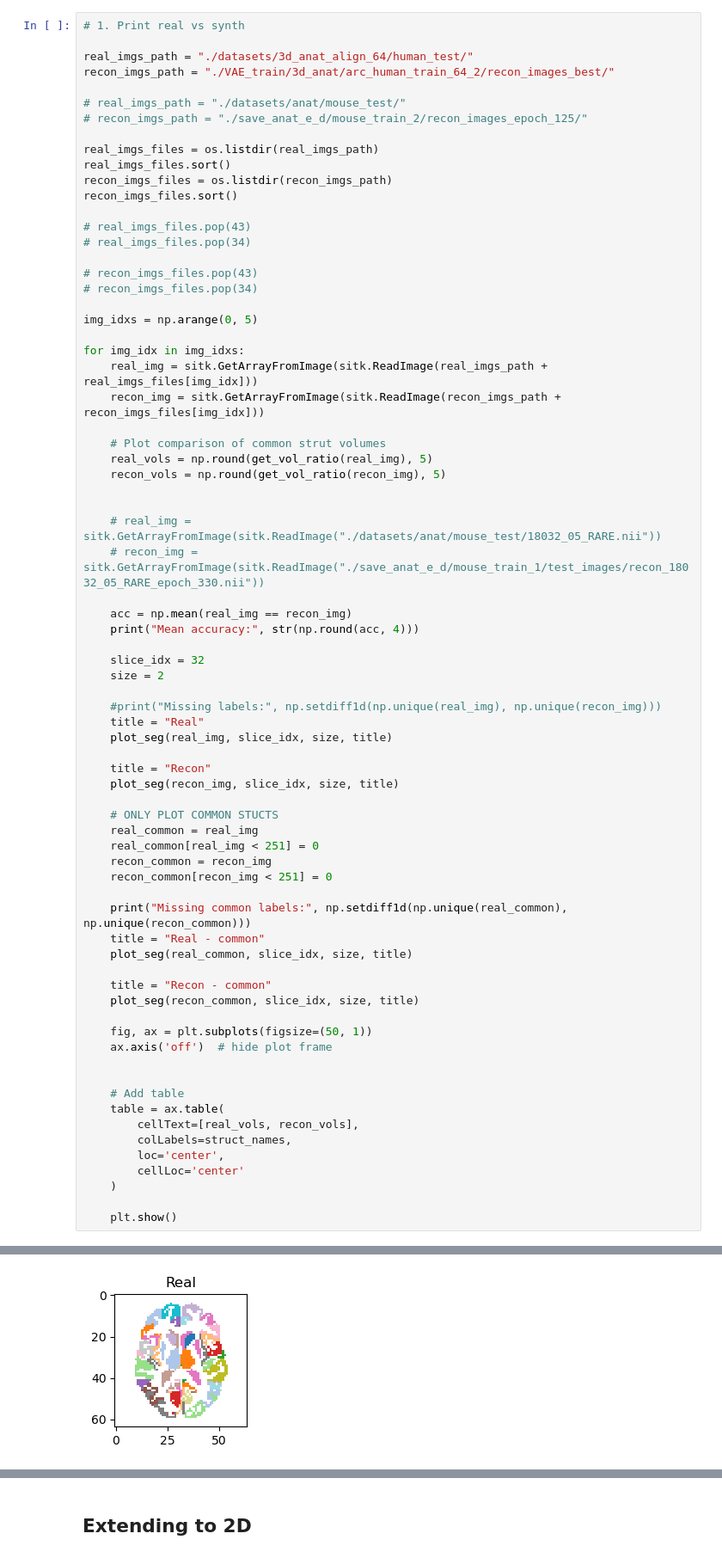
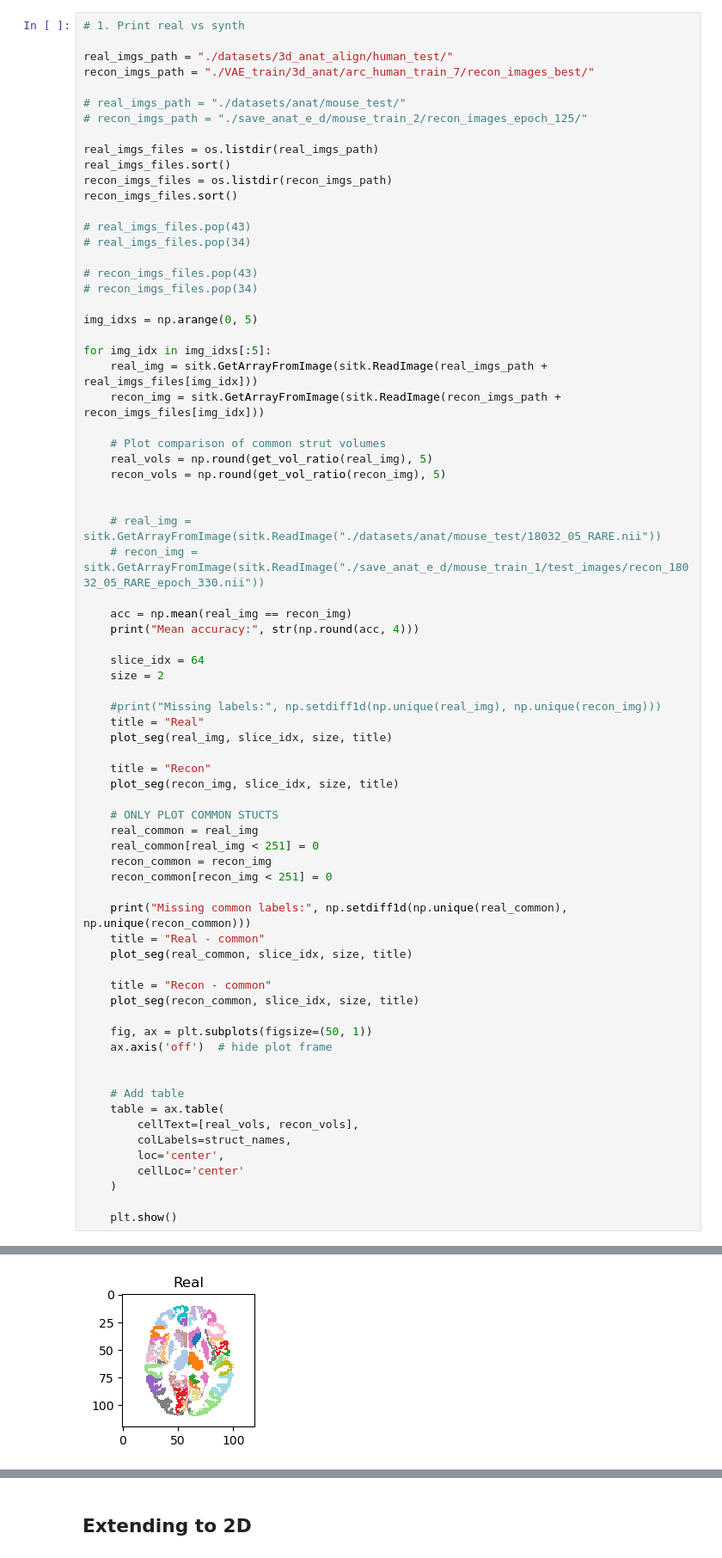
Before and after one commit to jessicabohm/UNIT, a Jupyter notebook: evaluate_anat_synth.ipynb, the cells around one changed output, grey strips where cells are left out. Shown at 86% size. Cells and saved outputs as stored; diff of their text form.

Commit message:
added updated train scripts

```diff
--- a/evaluate_anat_synth.ipynb
+++ b/evaluate_anat_synth.ipynb
@@ -166,8 +384,8 @@ plt.show()
 # %%
 # 1. Print real vs synth
 
-real_imgs_path = "./datasets/3d_anat_align_64/human_test/"
-recon_imgs_path = "./VAE_train/3d_anat/arc_human_train_64_2/recon_images_best/"
+real_imgs_path = "./datasets/3d_anat_align/human_test/"
+recon_imgs_path = "./VAE_train/3d_anat/arc_human_train_7/recon_images_best/"
 
 # real_imgs_path = "./datasets/anat/mouse_test/"
 # recon_imgs_path = "./save_anat_e_d/mouse_train_2/recon_images_epoch_125/"
@@ -185,7 +403,7 @@ recon_imgs_files.sort()
 
 img_idxs = np.arange(0, 5)
 
-for img_idx in img_idxs:
+for img_idx in img_idxs[:5]:
     real_img = sitk.GetArrayFromImage(sitk.ReadImage(real_imgs_path + real_imgs_files[img_idx]))
     recon_img = sitk.GetArrayFromImage(sitk.ReadImage(recon_imgs_path + recon_imgs_files[img_idx]))
 
@@ -200,7 +418,7 @@ for img_idx in img_idxs:
     acc = np.mean(real_img == recon_img)
     print("Mean accuracy:", str(np.round(acc, 4)))
 
-    slice_idx = 32
+    slice_idx = 64
     size = 2
 
     #print("Missing labels:", np.setdiff1d(np.unique(real_img), np.unique(recon_img)))
@@ -241 +459 @@ Mean accuracy: 0.9293
-[figure, old version]
+[figure, new version]
```
Also changed, not shown: parts of 11 cells of this notebook, 7 other files.
